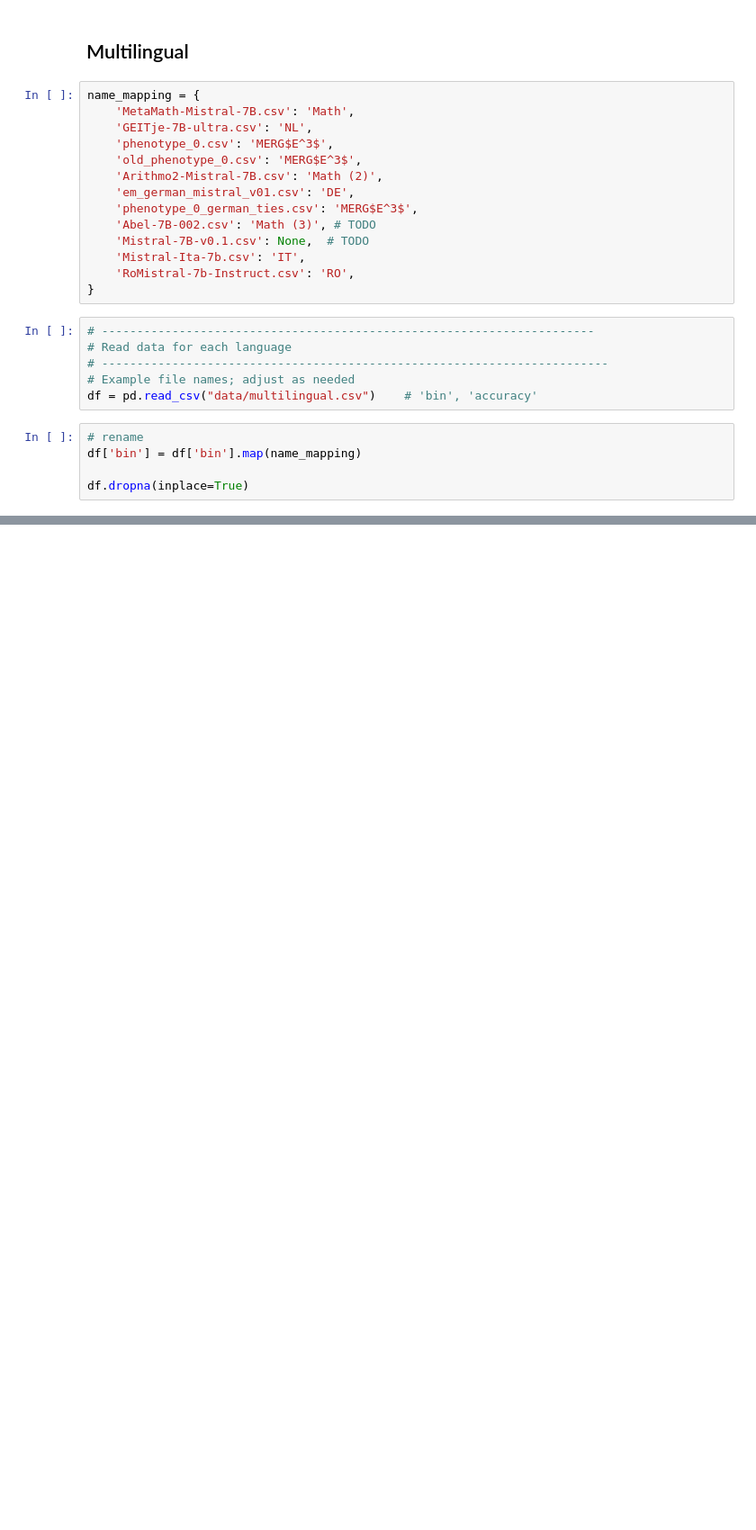
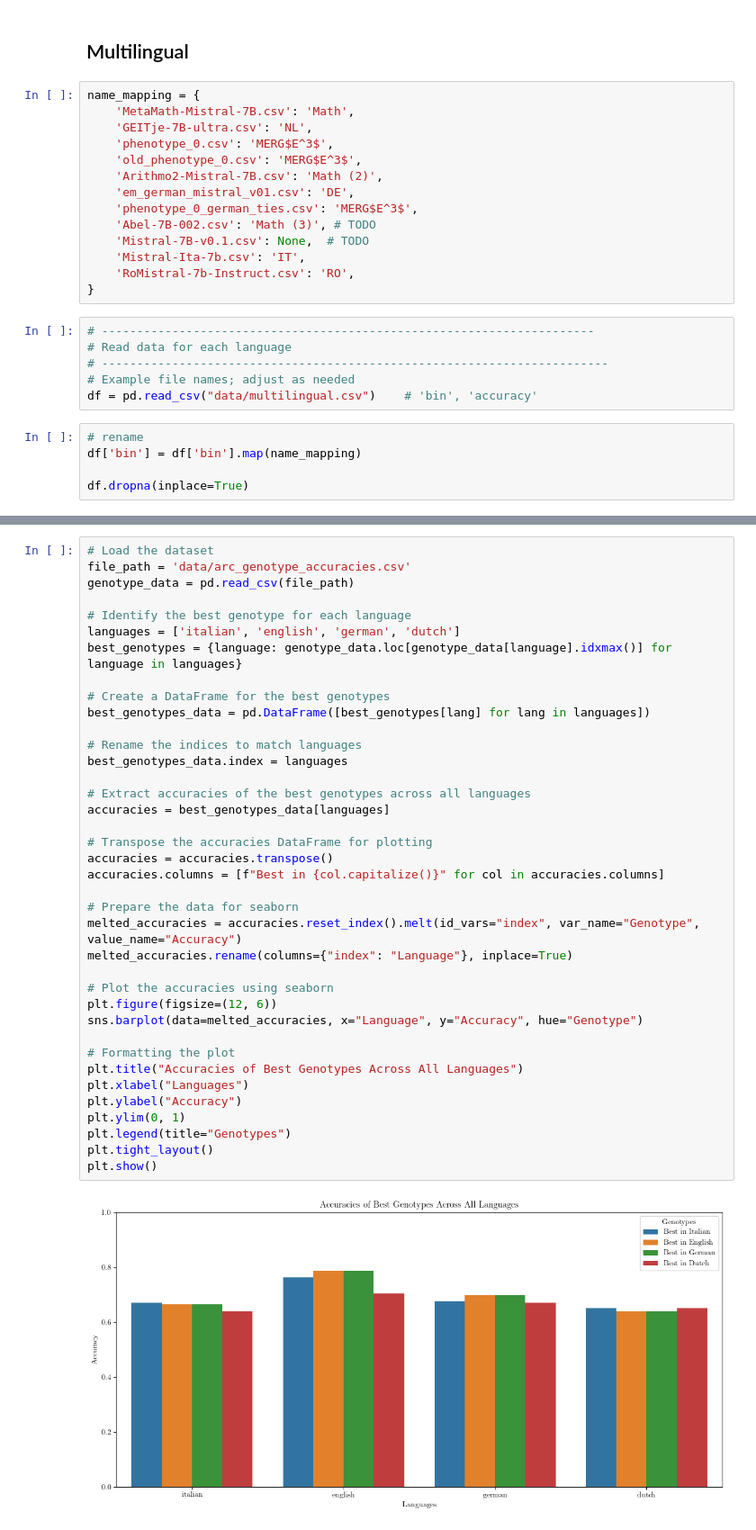
Before and after one commit to crisostomi/merge3-plots, a Jupyter notebook: notebooks/multilingual.ipynb, the cells around one changed output, grey strips where cells are left out. Shown at 90% size. Cells and saved outputs as stored; diff of their text form; blank space fills up the shorter version.

```diff
--- a/notebooks/multilingual.ipynb
+++ b/notebooks/multilingual.ipynb
@@ -107,0 +315,40 @@ plt.show()
+# %%
+# Load the dataset
+file_path = 'data/arc_genotype_accuracies.csv'
+genotype_data = pd.read_csv(file_path)
+
+# Identify the best genotype for each language
+languages = ['italian', 'english', 'german', 'dutch']
+best_genotypes = {language: genotype_data.loc[genotype_data[language].idxmax()] for language in languages}
+
+# Create a DataFrame for the best genotypes
+best_genotypes_data = pd.DataFrame([best_genotypes[lang] for lang in languages])
+
+# Rename the indices to match languages
+best_genotypes_data.index = languages
+
+# Extract accuracies of the best genotypes across all languages
+accuracies = best_genotypes_data[languages]
+
+# Transpose the accuracies DataFrame for plotting
+accuracies = accuracies.transpose()
+accuracies.columns = [f"Best in {col.capitalize()}" for col in accuracies.columns]
+
+# Prepare the data for seaborn
+melted_accuracies = accuracies.reset_index().melt(id_vars="index", var_name="Genotype", value_name="Accuracy")
+melted_accuracies.rename(columns={"index": "Language"}, inplace=True)
+
+# Plot the accuracies using seaborn
+plt.figure(figsize=(12, 6))
+sns.barplot(data=melted_accuracies, x="Language", y="Accuracy", hue="Genotype")
+
+# Formatting the plot
+plt.title("Accuracies of Best Genotypes Across All Languages")
+plt.xlabel("Languages")
+plt.ylabel("Accuracy")
+plt.ylim(0, 1)
+plt.legend(title="Genotypes")
+plt.tight_layout()
+plt.show()
+# %% [output]
+[figure, added]
```
Also changed, not shown: parts of 5 cells of this notebook, 3 other files.
